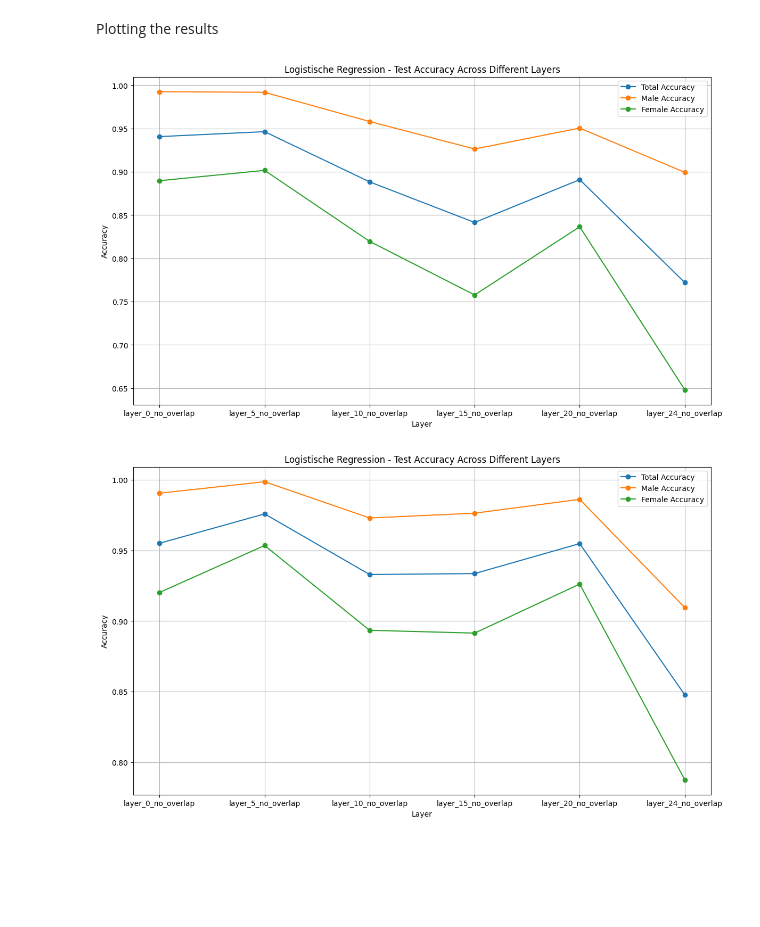
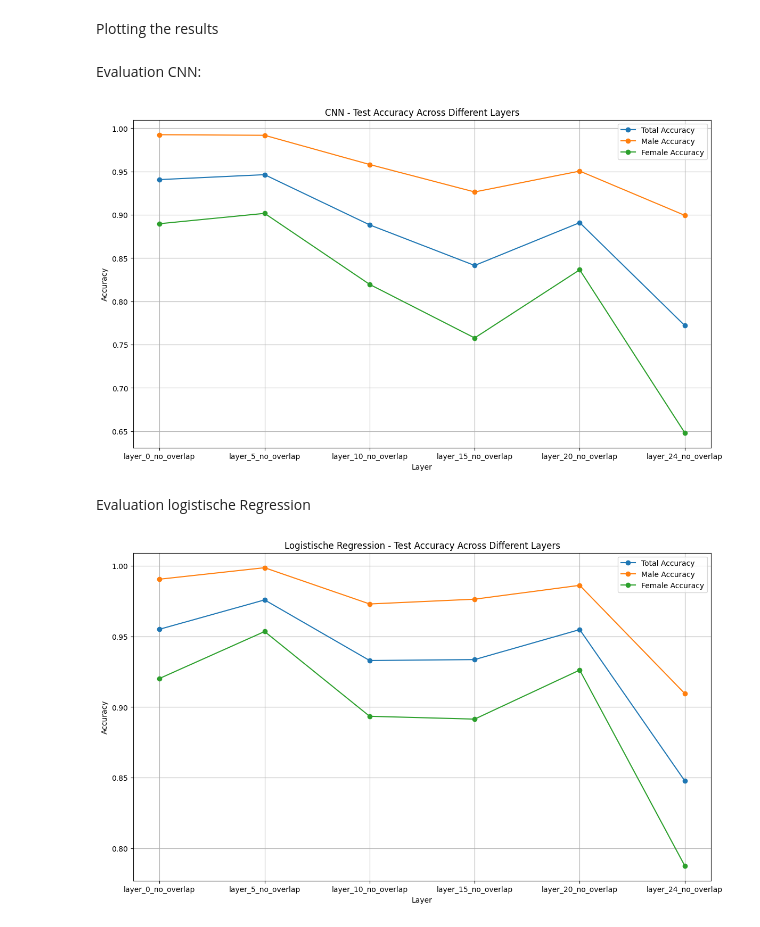
Before and after one commit to slinusc/speaker_identification, a Jupyter notebook: evaluation_pipeline.ipynb, the cells around one changed output. Cells and saved outputs as stored; diff of their text form; code cells hidden in the pictures; blank space fills up the shorter version.

Commit message:
fixed plot title

```diff
--- a/evaluation_pipeline.ipynb
+++ b/evaluation_pipeline.ipynb
@@ -400,32 +400,38 @@ Plotting the results
 # %%
 import pandas as pd
 import matplotlib.pyplot as plt
+# %% [markdown]
+Evaluation CNN:
 # %%
+from google.colab import drive
+
 csv_path = '/content/drive/MyDrive/new_speaker_identification/evaluation/final_CNN_round/final_results.csv'
 
 df = pd.read_csv(csv_path)
 
 plt.figure(figsize=(14, 8))
 
 # Plot für die Gesamtgenauigkeit
 plt.plot(df['Layer'], df['Test Accuracy Total'], label='Total Accuracy', marker='o')
 
 # Plot für die Genauigkeit der männlichen Sprecher
 plt.plot(df['Layer'], df['Test Accuracy Male'], label='Male Accuracy', marker='o')
 
 # Plot für die Genauigkeit der weiblichen Sprecher
 plt.plot(df['Layer'], df['Test Accuracy Female'], label='Female Accuracy', marker='o')
 
 plt.legend()
-plt.title('Logistische Regression - Test Accuracy Across Different Layers')
+plt.title('CNN - Test Accuracy Across Different Layers')
 plt.xlabel('Layer')
 plt.ylabel('Accuracy')
 
 plt.grid(True)
 
 plt.show()
 # %% [output]
-[figure, old version]
+[figure, new version]
+# %% [markdown]
+Evaluation logistische Regression
 # %%
 csv_path = '/content/drive/MyDrive/new_speaker_identification/evaluation/LogReg/final_results.csv'
 
```
Also changed, not shown: parts of 1 cell of this notebook.
